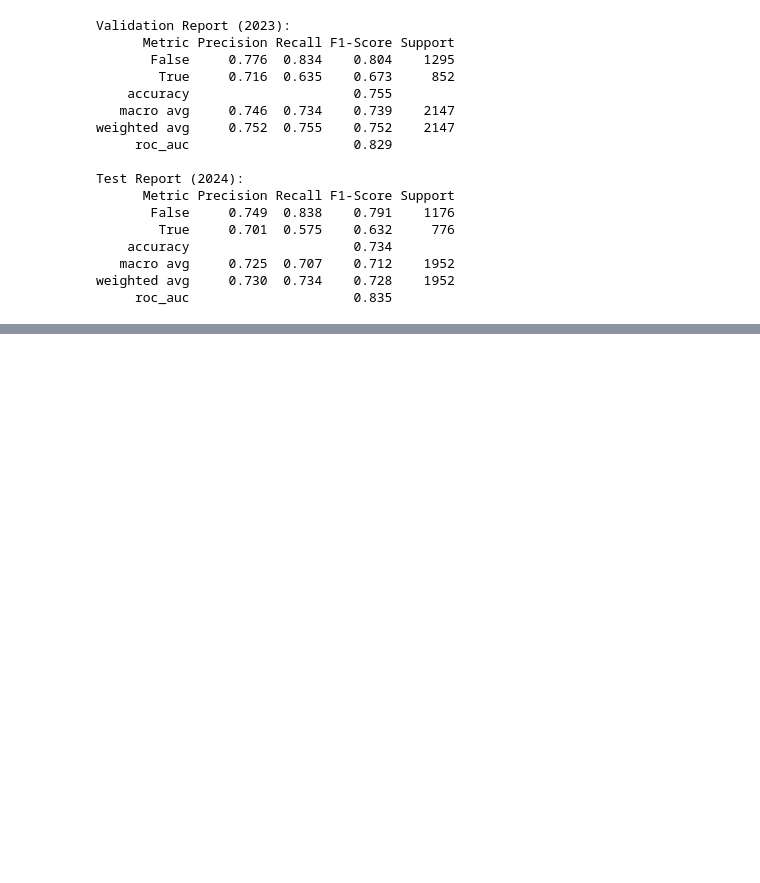
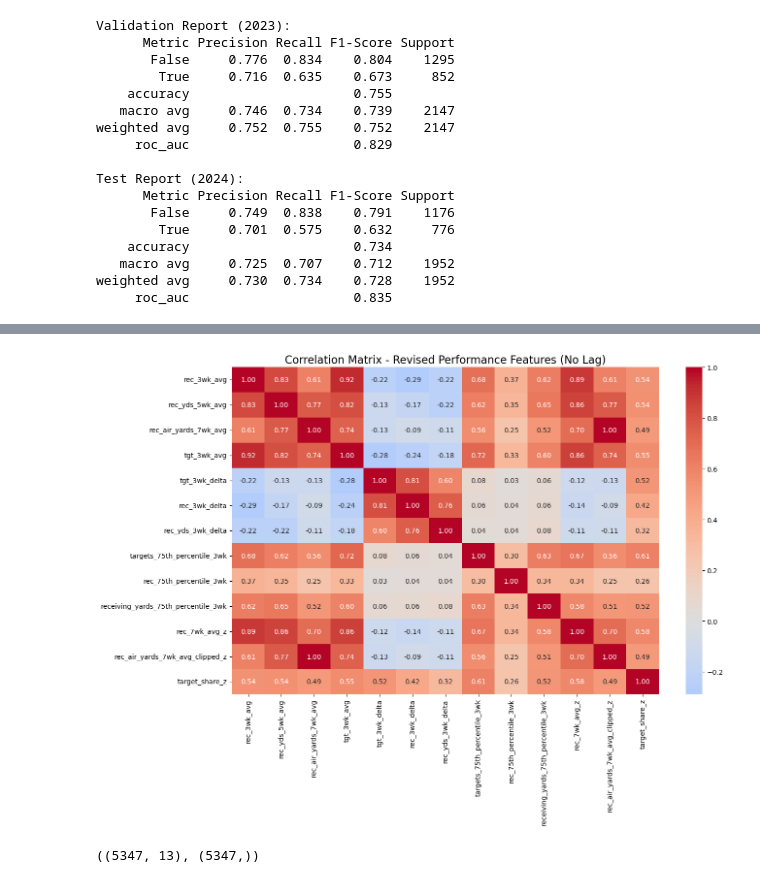
Before and after one commit to ARCtechmo/fanfav, a Jupyter notebook: wr_class_prob_model_dev.ipynb, the cells around one changed output, grey strips where cells are left out. Drawn from its saved outputs; the diff is of its cells as text; code cells hidden in the pictures; blank space fills up the shorter version.

```diff
--- a/wr_class_prob_model_dev.ipynb
+++ b/wr_class_prob_model_dev.ipynb
@@ -1244,0 +1386,52 @@ weighted avg     0.730  0.734    0.728    1952
+# %%
+# performance-based model using fpts>= a defined threshold
+# Revise the features list based on results
+# Step 1: Define revised feature list (remove lag features)
+performance_features_revised = [
+    'rec_3wk_avg', 'rec_yds_5wk_avg', 'rec_air_yards_7wk_avg', 'tgt_3wk_avg',
+    'tgt_3wk_delta', 'rec_3wk_delta', 'rec_yds_3wk_delta',
+    'targets_75th_percentile_3wk', 'rec_75th_percentile_3wk', 'receiving_yards_75th_percentile_3wk',
+    'rec_7wk_avg_z', 'rec_air_yards_7wk_avg_clipped_z', 'target_share_z'
+]
+
+# Step 2: Subset data and drop NAs for correlation
+X_perf_revised = df[performance_features_revised].dropna()
+
+# Step 3: Compute and display correlation matrix
+corr_matrix_revised = X_perf_revised.corr()
+
+plt.figure(figsize=(14, 10))
+sns.heatmap(corr_matrix_revised, annot=True, fmt=".2f", cmap='coolwarm', center=0)
+plt.title("Correlation Matrix - Revised Performance Features (No Lag)", fontsize=16)
+plt.tight_layout()
+plt.show()
+# %% [output]
+[figure, added]
+# %%
+# performance-based model using fpts>= a defined threshold
+# Step 4: Prepare revised feature matrix (X) and target vector (y)
+X = df[performance_features_revised].copy()
+y = df['hit_perf_fixed'].copy()
+
+# Add season column for splitting
+X['season'] = df['season']
+y.index = df.index
+
+# Apply train/val/test split by season
+X_train = X[X['season'] < 2023].drop(columns='season')
+y_train = y[X['season'] < 2023]
+
+X_val = X[X['season'] == 2023].drop(columns='season')
+y_val = y[X['season'] == 2023]
+
+X_test = X[X['season'] == 2024].drop(columns='season')
+y_test = y[X['season'] == 2024]
+
+# Drop missing values in training set
+X_train_clean = X_train.dropna()
+y_train_clean = y_train.loc[X_train_clean.index]
+
+# Check shapes after dropping NA
+X_train_clean.shape, y_train_clean.shape
+# %% [output]
+((5347, 13), (5347,))
```
Also changed, not shown: parts of 21 cells of this notebook.
